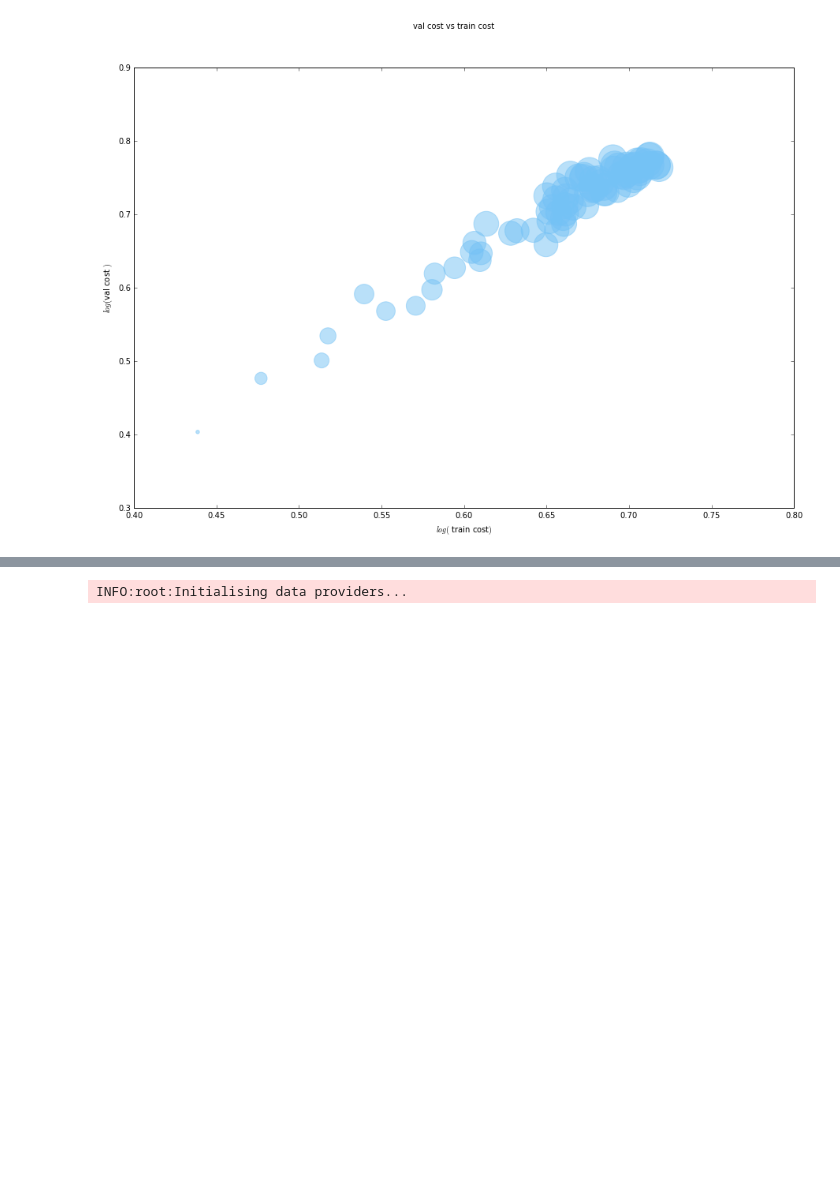
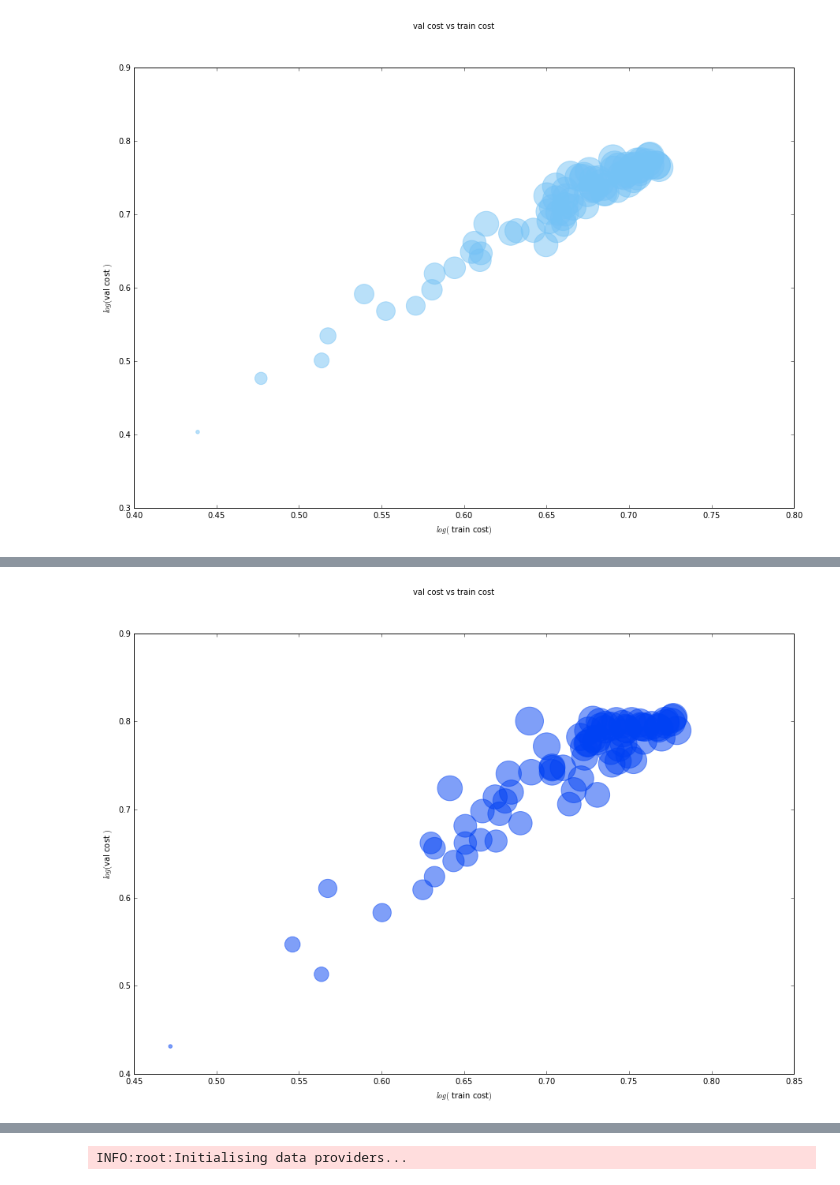
Before and after one commit to franciscovargas/MLPHonoursExtension, a Jupyter notebook: Honours_notebook_ADL_fouriervstime.ipynb, the cells around one changed output, grey strips where cells are left out. Cells and saved outputs as stored; diff of their text form; code cells hidden in the pictures; blank space fills up the shorter version.

```diff
--- a/Honours_notebook_ADL_fouriervstime.ipynb
+++ b/Honours_notebook_ADL_fouriervstime.ipynb
@@ -304,3 +328,10 @@ INFO:root:MNIST test set accuracy is 77.63 %, cost (ce) is 0.619
+# %%
+statsfr  = [(tr_stats_fr, valid_stats_fr, (tst_cost_fr, tst_accuracy_fr))]
+me=78
+plot_stats(statsfr,'val cost vs train cost',
+           shds=["basline"], corr=('val_acc', 'train_acc') ,max_epochs=me, figsize= (15,10))
+# %% [output]
+[figure, added]
 # %%
 import numpy
 import logging
```
Also changed, not shown: parts of 6 cells of this notebook, 1 other file.
